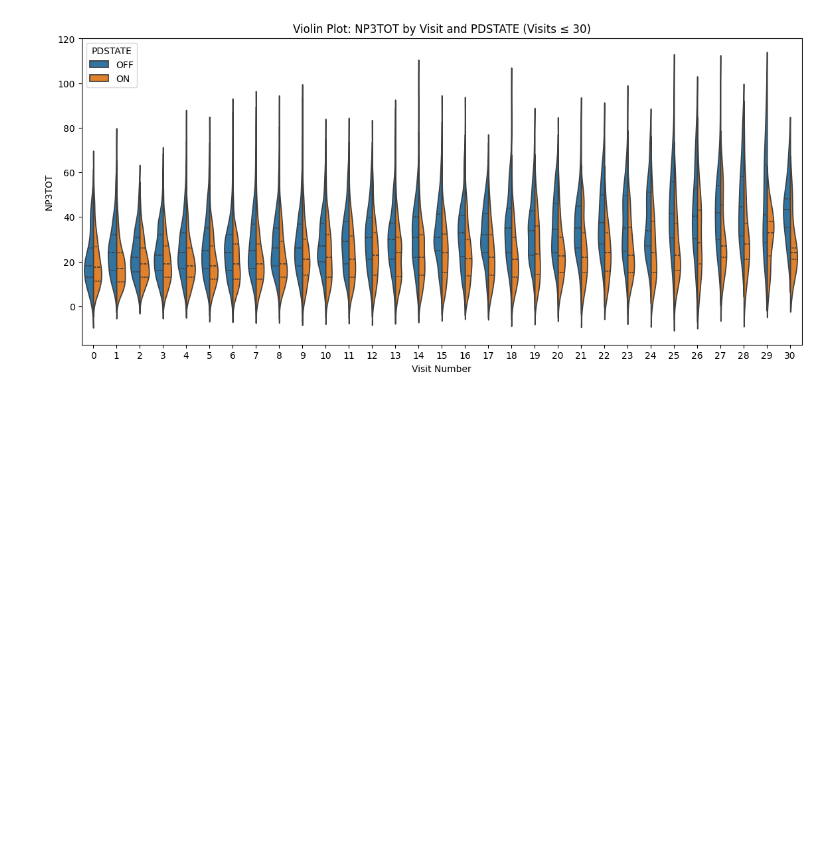
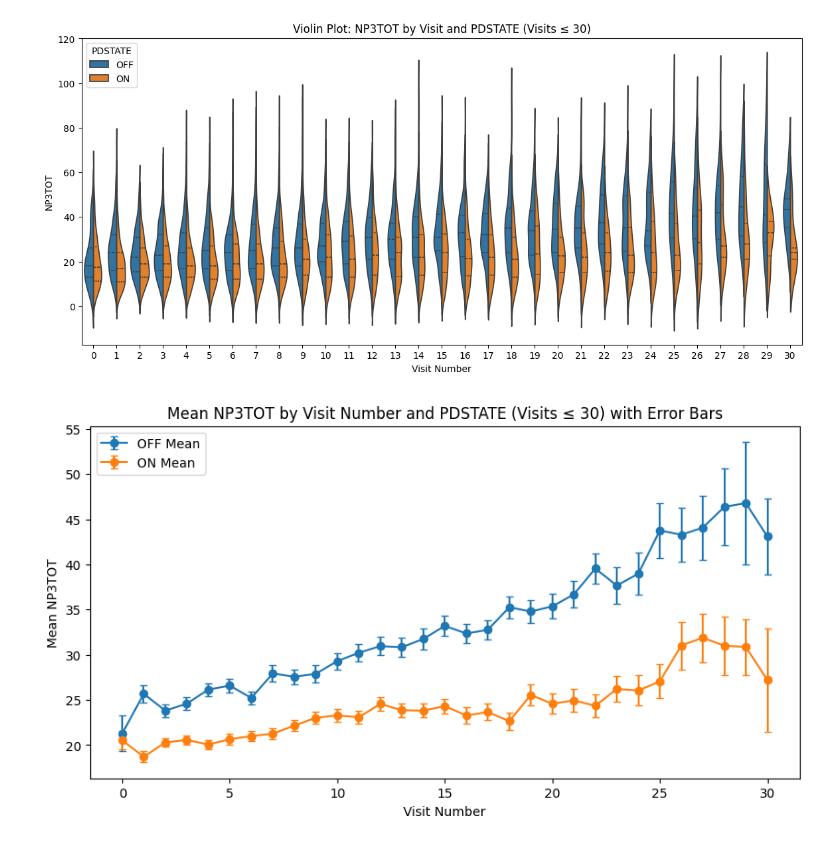
Before and after one commit to LarsHeijnennn/Thesis, a Jupyter notebook: Final/EDA_and_timeseries.ipynb, the cells around one changed output. Cells and saved outputs as stored; diff of their text form; code cells hidden in the pictures; blank space fills up the shorter version.

```diff
--- a/Final/EDA_and_timeseries.ipynb
+++ b/Final/EDA_and_timeseries.ipynb
@@ -908,3 +908,32 @@ plt.show()
 [figure]
 [figure]
 [figure]
+# %%
+import numpy as np
+
+plt.figure(figsize=(10, 5))
+data['PDSTATE'] = data['PDSTATE'].astype('category')
+plot_data = data[data['VISIT_NUM'] <= 30]
+
+for state in plot_data['PDSTATE'].cat.categories:
+    state_data = plot_data[plot_data['PDSTATE'] == state]
+    grouped = state_data.groupby('VISIT_NUM')['NP3TOT']
+    mean_trend = grouped.mean()
+    sem_trend = grouped.sem()  # Standard error of the mean
+
+    plt.errorbar(
+        mean_trend.index,
+        mean_trend.values,
+        yerr=sem_trend.values,
+        marker='o',
+        label=f'{state} Mean',
+        capsize=3
+    )
+
+plt.xlabel('Visit Number')
+plt.ylabel('Mean NP3TOT')
+plt.title('Mean NP3TOT by Visit Number and PDSTATE (Visits ≤ 30) with Error Bars')
+plt.legend()
+plt.show()
+# %% [output]
+[figure, added]
```
Also changed, not shown: 2 other files.
